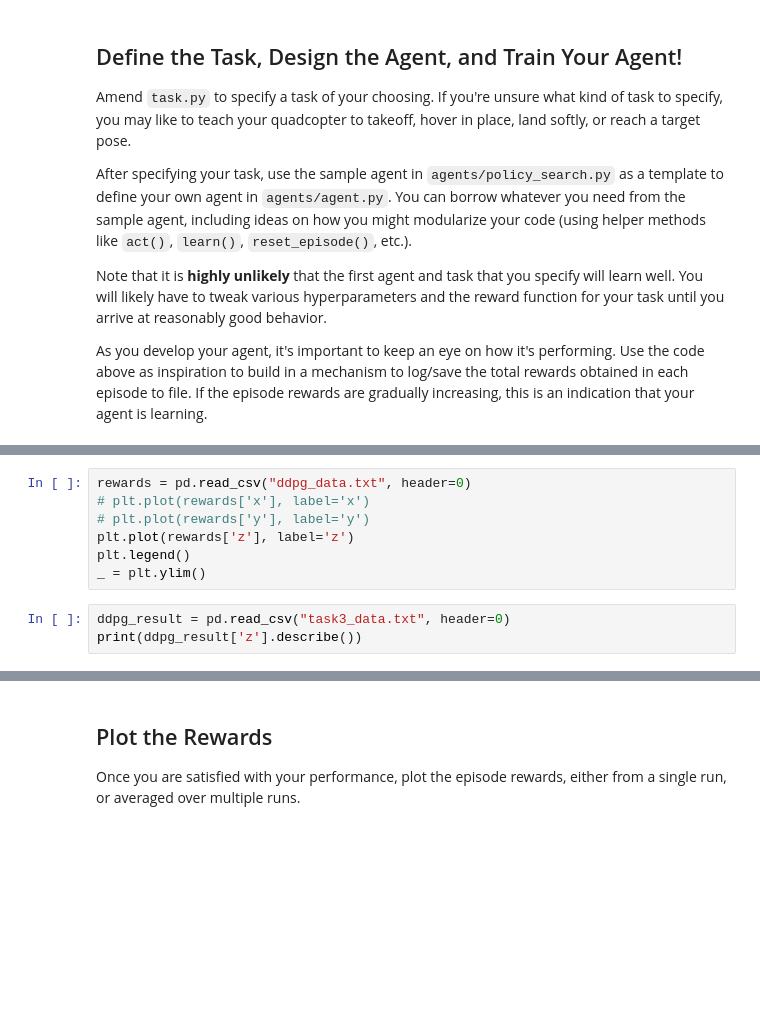
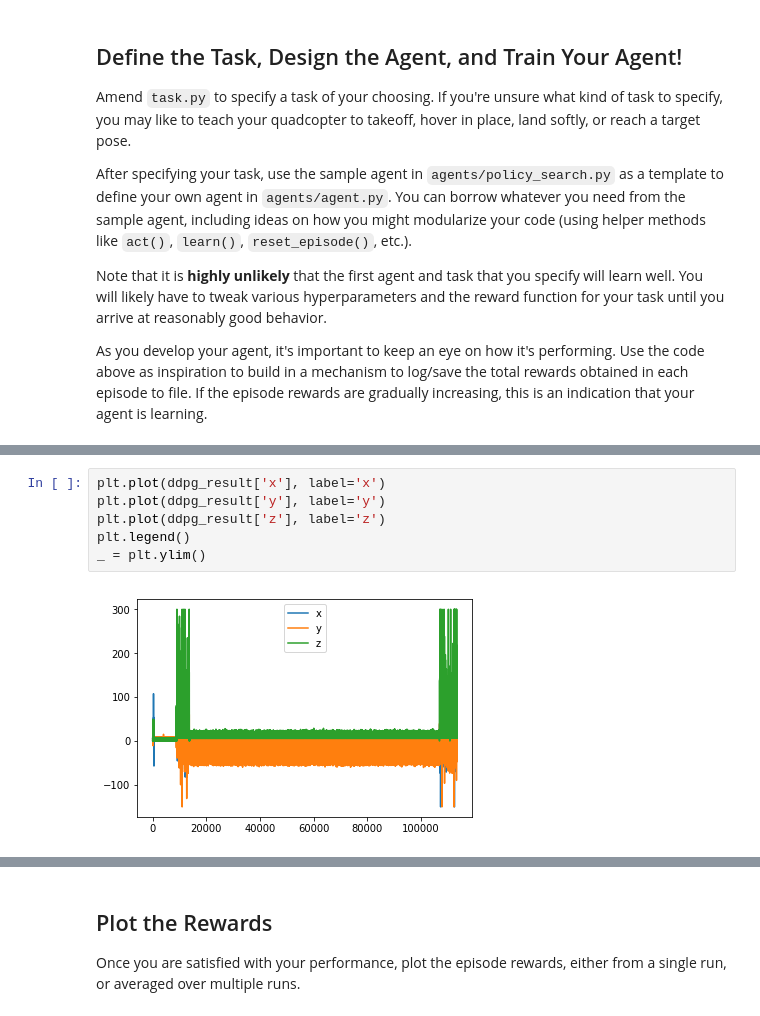
Before and after one commit to swaption2009/quadcopter_rl, a Jupyter notebook: Quadcopter_Project.ipynb, the cells around one changed output, grey strips where cells are left out. Cells and saved outputs as stored; diff of their text form; blank space fills up the shorter version.

```diff
--- a/Quadcopter_Project.ipynb
+++ b/Quadcopter_Project.ipynb
@@ -453,10 +507,8 @@ TypeError: get_updates() missing 1 required positional argument: 'constraints'
 # %%
-rewards = pd.read_csv("ddpg_data.txt", header=0)
-# plt.plot(rewards['x'], label='x')
-# plt.plot(rewards['y'], label='y')
-plt.plot(rewards['z'], label='z')
+plt.plot(ddpg_result['x'], label='x')
+plt.plot(ddpg_result['y'], label='y')
+plt.plot(ddpg_result['z'], label='z')
 plt.legend()
 _ = plt.ylim()
+# %% [output]
+[figure, added]
-# %%
-ddpg_result = pd.read_csv("task3_data.txt", header=0)
-print(ddpg_result['z'].describe())
```
Also changed, not shown: parts of 40 cells of this notebook, 1 other file.
